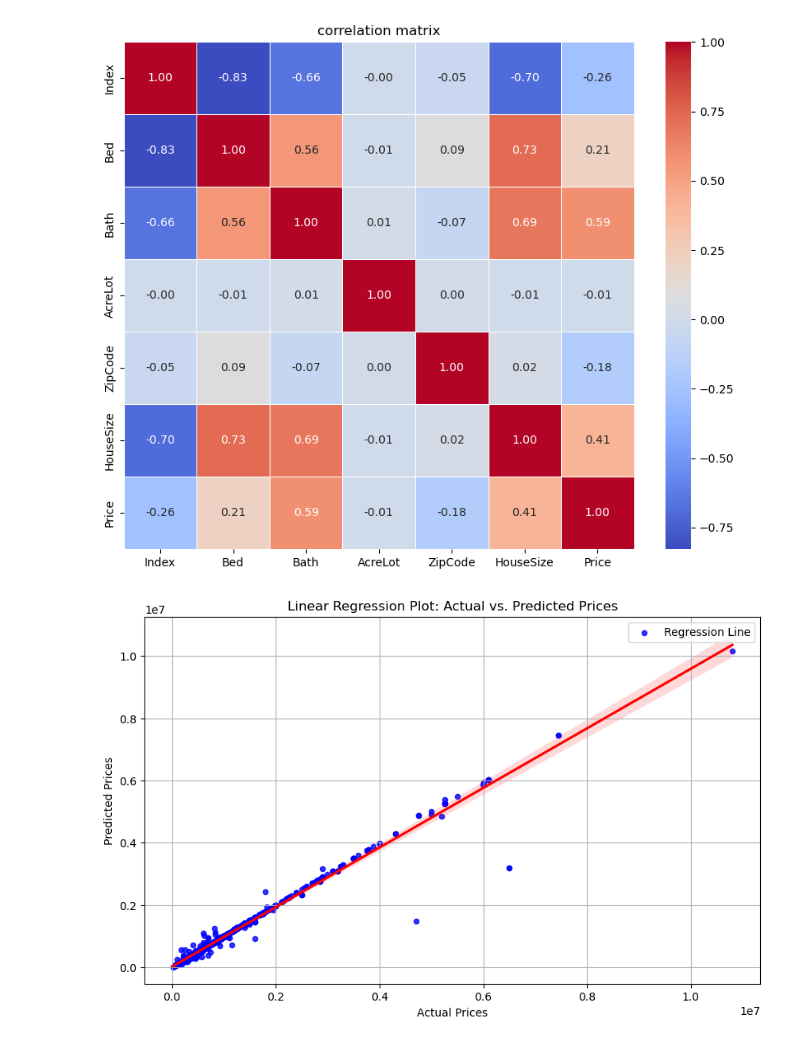
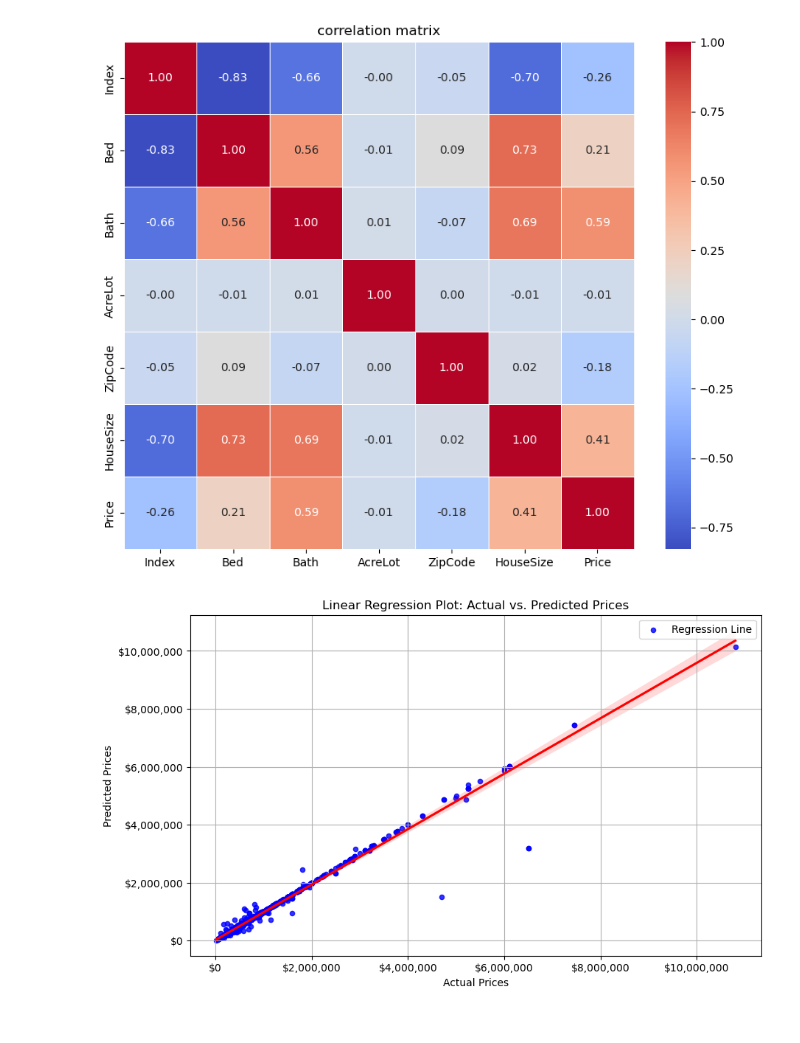
Before and after one commit to cnlamanna/Housing_Price_Predictions, a Jupyter notebook: data.ipynb, the cells around one changed output. Saved outputs shown, nothing was run; the diff lists cells and outputs as text; code cells hidden in the pictures.

```diff
--- a/data.ipynb
+++ b/data.ipynb
@@ -17,7 +17,7 @@ from sklearn.ensemble import RandomForestRegressor
 
 
 # url connection
-db_url = 'postgresql://postgres:postgres@localhost:5432/RI_RealEstate'
+db_url = 'postgresql://postgres:postgres@localhost:5433/RI_RealEstate'
 engine = create_engine(db_url)
 # %%
 # # TESTING TO SEE IF PROPERLY CONNECTED
@@ -352,17 +352,21 @@ plt.show()
 # %%
 #regression
 plt.figure(figsize=(10, 6))
 sns.regplot(x='actual price', y='predicted price', data=xtest_df, scatter_kws={'s': 20, 'color': 'blue'}, line_kws={'color': 'red'}, label='Regression Line')
+regression_xvalues = plt.gca().get_xticks()
+plt.gca().set_xticklabels(['${:,.0f}'.format(x) for x in regression_xvalues])
+regression_yvalues = plt.gca().get_yticks()
+plt.gca().set_yticklabels(['${:,.0f}'.format(x) for x in regression_yvalues])
 plt.xlabel('Actual Prices')
 plt.ylabel('Predicted Prices')
 plt.title('Linear Regression Plot: Actual vs. Predicted Prices')
 plt.grid(True)
 
 # Add a legend
 plt.legend()
 plt.show()
 # %% [output]
-[figure, old version]
+[figure, new version]
 # %%
 zip_price_df = pd.DataFrame({'Predicted Price': RF_prediction, 'Zip Code': xtest_df['ZipCode']})
 
```
Also changed, not shown: parts of 8 cells of this notebook, 1 other file.
